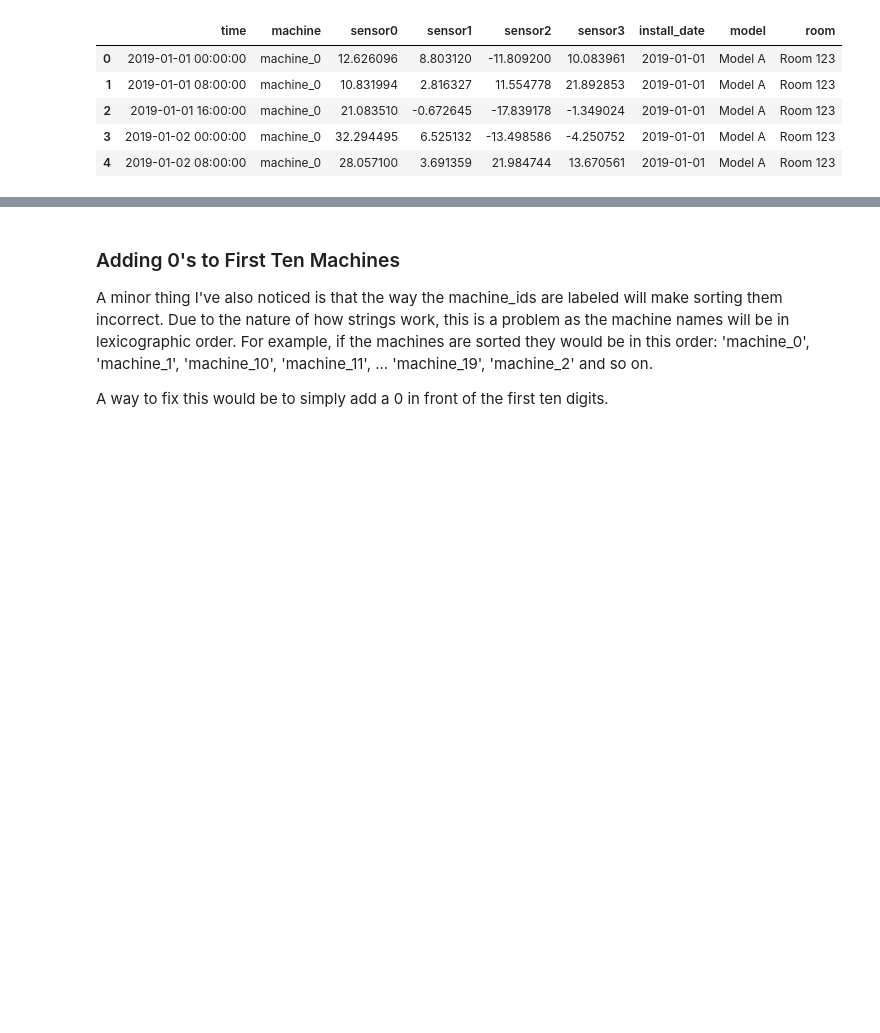
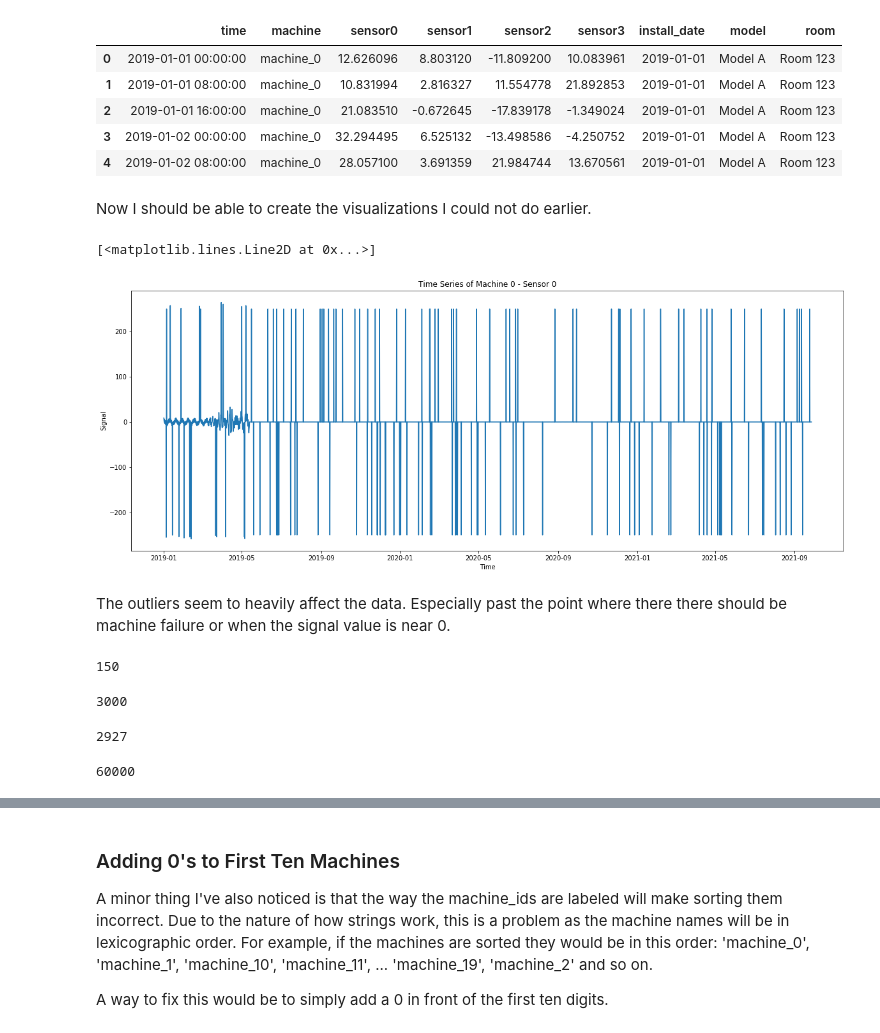
Before and after one commit to hansquiogue/tagup-challenge, a Jupyter notebook: walkthrough.ipynb, the cells around one changed output, grey strips where cells are left out. Saved outputs shown, nothing was run; the diff lists cells and outputs as text; code cells hidden in the pictures; blank space fills up the shorter version.

```diff
--- a/walkthrough.ipynb
+++ b/walkthrough.ipynb
@@ -264,3 +268,45 @@ df.head()
 | 2 | 2019-01-01 16:00:00 | machine_0 | 21.083510 | -0.672645 | -17.839178 | -1.349024 | 2019-01-01 | Model A | Room 123 |
 | 3 | 2019-01-02 00:00:00 | machine_0 | 32.294495 | 6.525132 | -13.498586 | -4.250752 | 2019-01-01 | Model A | Room 123 |
 | 4 | 2019-01-02 08:00:00 | machine_0 | 28.057100 | 3.691359 | 21.984744 | 13.670561 | 2019-01-01 | Model A | Room 123 |
+# %% [markdown]
+Now I should be able to create the visualizations I could not do earlier.
+# %%
+# Filter by machine_0 only
+machine_0 = df[df["machine"] == "machine_0"]
+
+# Coordinate inputs for plot
+x_time = machine_0["time"].to_numpy()
+y_signal = machine_0["sensor1"].to_numpy()
+# %%
+# Visualize
+plt.figure(figsize = [20, 7.5])
+plt.title("Time Series of Machine 0 - Sensor 0")
+plt.xlabel("Time")
+plt.ylabel("Signal")
+plt.plot(x_time, y_signal)
+# %% [output]
+[<matplotlib.lines.Line2D at 0x...>]
+[figure, added]
+# %% [markdown]
+The outliers seem to heavily affect the data. Especially past the point where there there should be machine failure or when the signal value is near 0.
+# %%
+# Viewing count of machine_0 values greater than 150 and less than 150 for sensor0
+# Note: -150 and 150 is based on earlier histogram
+machine_0[(machine_0["sensor0"] > 150) | (machine_0["sensor0"] < -150)]["sensor0"].count()
+# %% [output]
+150
+# %%
+# Total size of machine_0
+len(machine_0)
+# %% [output]
+3000
+# %%
+# Viewing count of all values greater than 150 and less than 150 for sensor0
+df[(df["sensor0"] > 150) | (df["sensor0"] < -150)]["sensor0"].count()
+# %% [output]
+2927
+# %%
+# Total size of df
+len(df)
+# %% [output]
+60000
```
Also changed, not shown: parts of 26 cells of this notebook.
